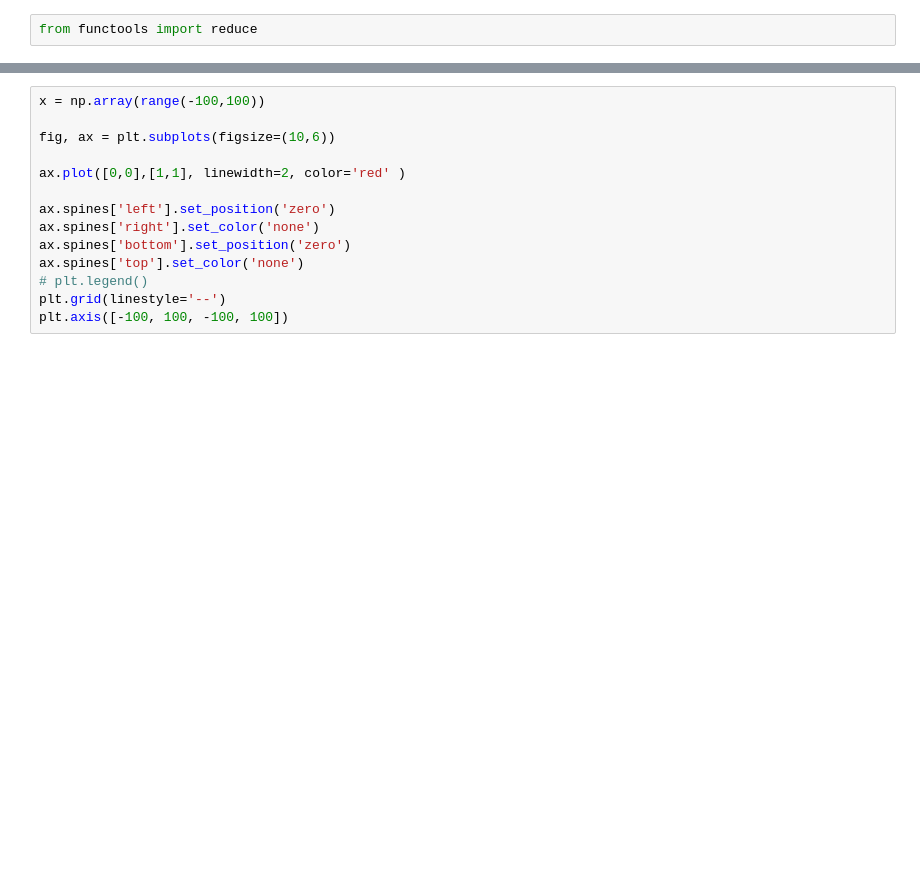
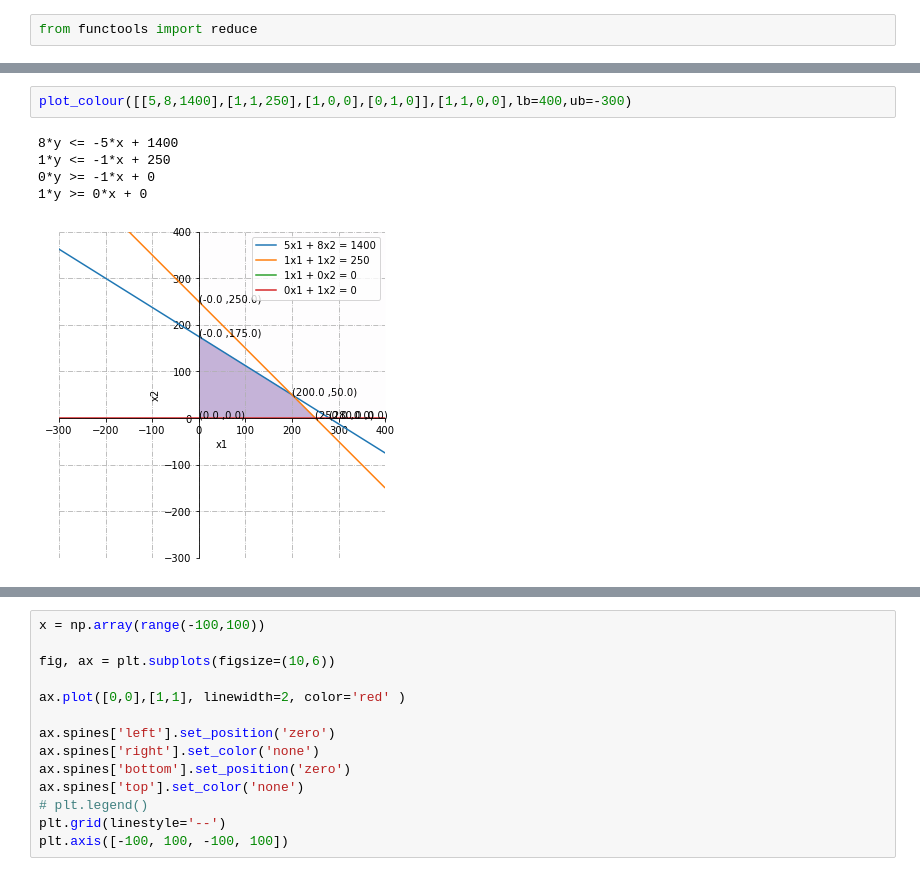
Before and after one commit to shrutiichandra/plotting-lines, a Jupyter notebook: plots.ipynb, the cells around one changed output, grey strips where cells are left out. Cells and saved outputs as stored; diff of their text form; blank space fills up the shorter version.

```diff
--- a/plots.ipynb
+++ b/plots.ipynb
@@ -209,0 +220,8 @@ ax = plot_colour([[1,1,-1],[1,-0.5,2],[1,-2,-4],[1,1,4],[1,1,8]],[0,1,0,1,1],lb=
+# %%
+plot_colour([[5,8,1400],[1,1,250],[1,0,0],[0,1,0]],[1,1,0,0],lb=400,ub=-300)
+# %% [output]
+8*y <= -5*x + 1400
+1*y <= -1*x + 250
+0*y >= -1*x + 0
+1*y >= 0*x + 0
+[figure, added]
```
Also changed, not shown: parts of 6 cells of this notebook.
